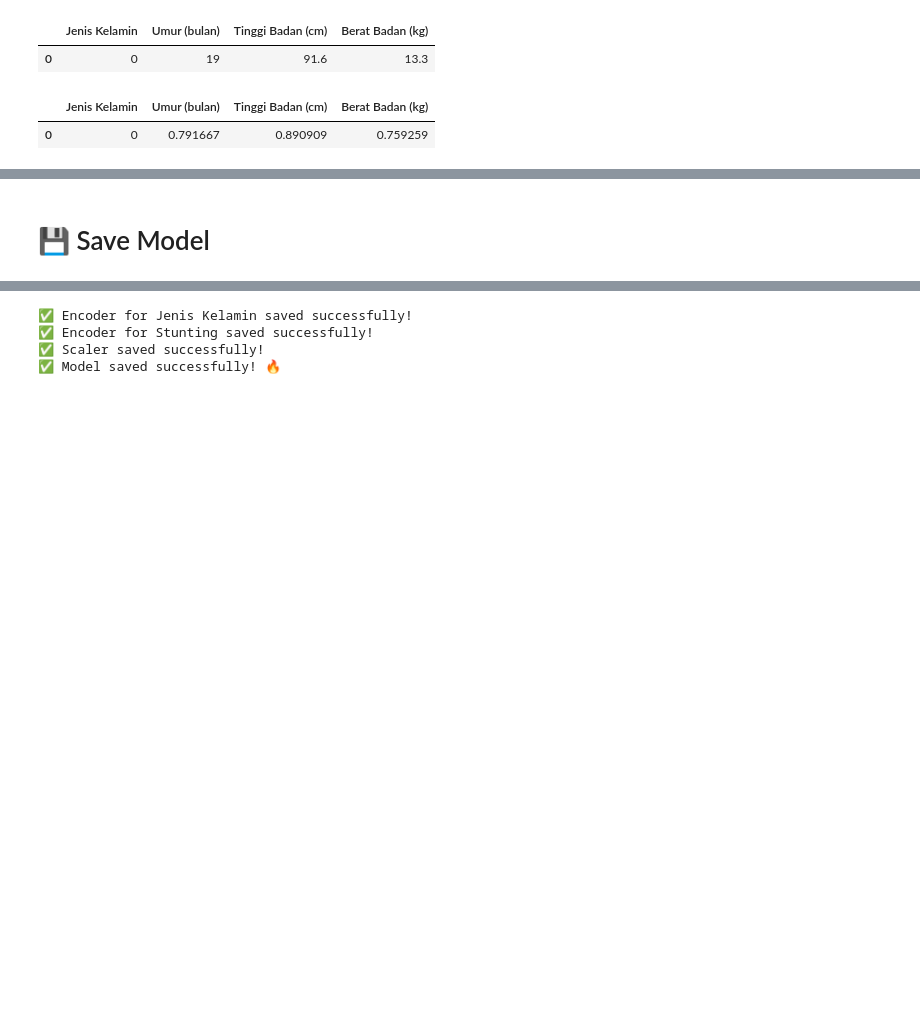
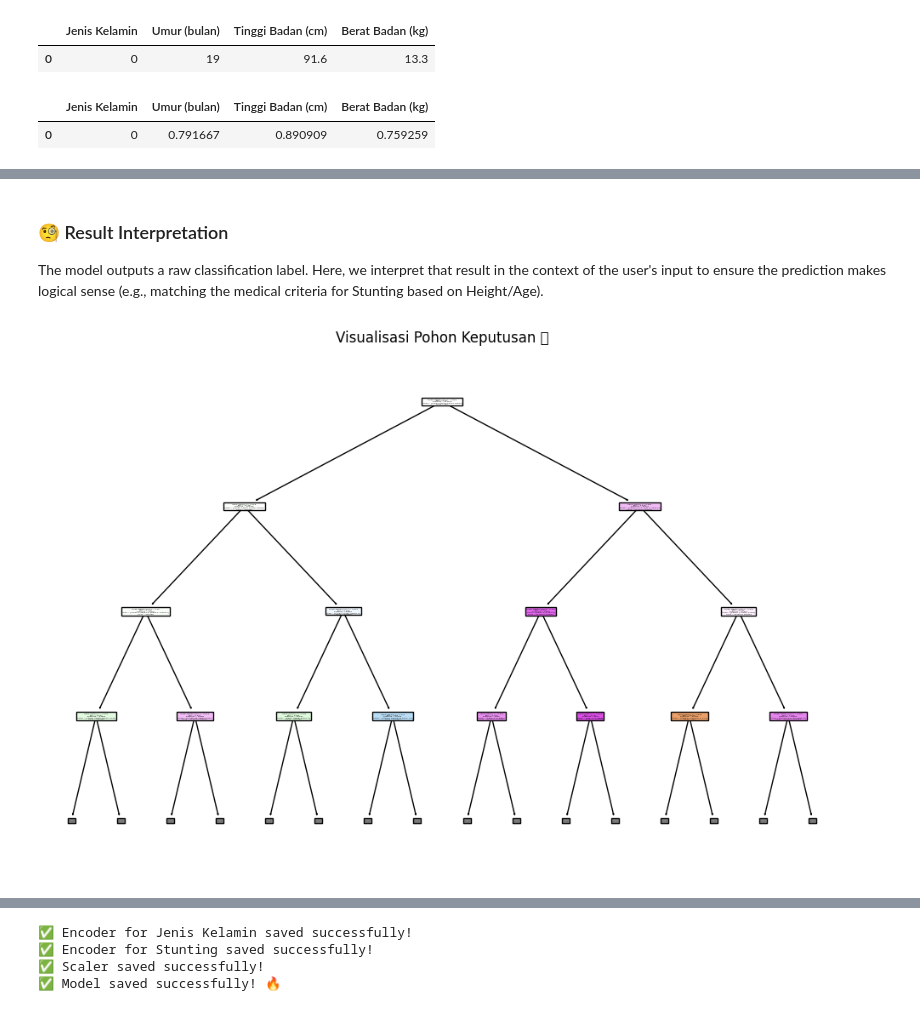
Before and after one commit to viochris/Stunting-prediction-project, a Jupyter notebook: notebooks/stunting-prediction.ipynb, the cells around one changed output, grey strips where cells are left out. Saved outputs shown, nothing was run; the diff lists cells and outputs as text; code cells hidden in the pictures; blank space fills up the shorter version.

```diff
--- a/notebooks/stunting-prediction.ipynb
+++ b/notebooks/stunting-prediction.ipynb
@@ -108,3 +157,3 @@ df.duplicated().sum()
 # %%
-df = df.drop("Wasting", axis=1)
-df.head()
+feature_names = list(df.drop('Stunting', axis=1).columns)
+class_names = list(df['Stunting'].unique())
@@ -160,7 +209,3 @@ for col in cols:
 [figure]
 [figure]
 [figure]
-# %%
-scaler = MinMaxScaler()
-df[cols] = scaler.fit_transform(df[cols])
-df.head()
@@ -203 +286,7 @@ plt.show()
 X_train, X_test, y_train, y_test = train_test_split(X, y, test_size=0.2, random_state=42, stratify=y)
+# %%
+scaler = MinMaxScaler()
+
+col = X_train.drop("Jenis Kelamin", axis=1).columns
+X_train[col] = scaler.fit_transform(X_train[col])
+X_train.head()
@@ -203,0 +300,3 @@ X_train, X_test, y_train, y_test = train_test_split(X, y, test_size=0.2, random_
+# %%
+X_test[col] = scaler.transform(X_test[col])
+X_test.head()
@@ -383,3 +512,16 @@ Name: Niko
 Prediction: Tall
-# %% [markdown]
-# 💾 Save Model
+# %% [markdown]
+### 🧐 Result Interpretation
+The model outputs a raw classification label. Here, we interpret that result in the context of the user's input to ensure the prediction makes logical sense (e.g., matching the medical criteria for Stunting based on Height/Age).
+# %%
+# Plot pohonnya
+from sklearn.tree import plot_tree
+
+plt.figure(figsize=(12, 8))
+plot_tree(best_model, feature_names=feature_names, class_names=class_names, filled=True, max_depth=3)
+plt.title("Visualisasi Pohon Keputusan 🌳")
+plt.savefig("pohon_keputusan2.png", dpi=300, bbox_inches='tight')
+plt.savefig("pohon_keputusan2.pdf", dpi=1000, bbox_inches='tight')
+plt.show()
+# %% [output]
+[figure, added]
```
Also changed, not shown: parts of 37 cells of this notebook, 3 other files.
